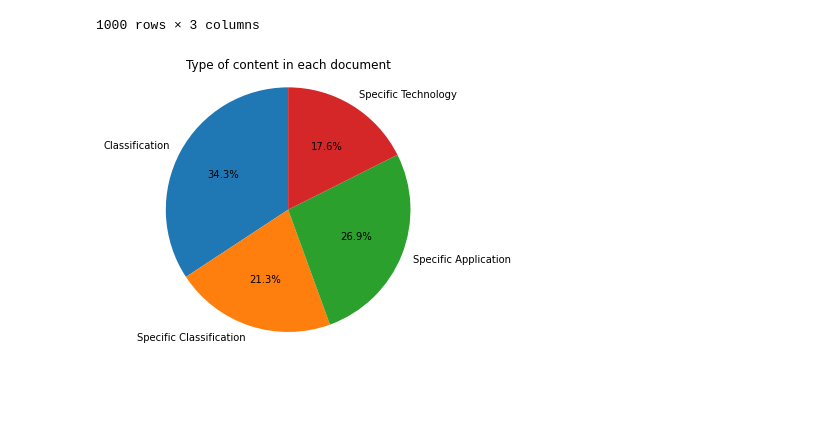
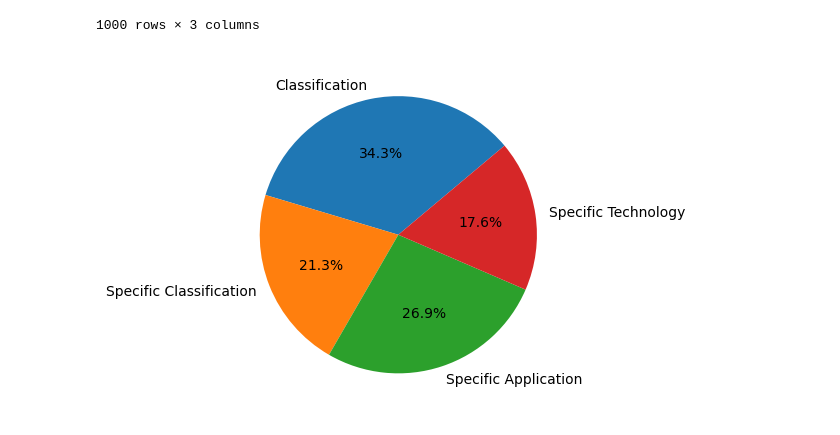
Before and after one commit to HuguesBlache/taxonomy, a Jupyter notebook: Random/Untitled.ipynb, the cells around one changed output. Cells and saved outputs as stored; diff of their text form; code cells hidden in the pictures; blank space fills up the shorter version.

```diff
--- a/Random/Untitled.ipynb
+++ b/Random/Untitled.ipynb
@@ -147,17 +164,19 @@ Nombre=[37,23,29,19]
 # %%
 import matplotlib.pyplot as plt
 
 # Pie chart, where the slices will be ordered and plotted counter-clockwise:
 labels = 'Frogs', 'Hogs', 'Dogs', 'Logs'
 sizes = [15, 30, 45, 10]
 explode = (0, 0.1, 0, 0)  # only "explode" the 2nd slice (i.e. 'Hogs')
 
-fig1, ax1 = plt.subplots(figsize =(6.5, 5))
+fig1, ax1 = plt.subplots(figsize =(6.2, 4.5))
 ax1.pie(Nombre, labels=Name, autopct='%1.1f%%',
-         startangle=90)
-ax1.axis('equal')  # Equal aspect ratio ensures that pie is drawn as a circle.
-ax1.set_title('Type of content in each document',
-             loc ='center', )
+         startangle=40,counterclock=True)
+  # Equal aspect ratio ensures that pie is drawn as a circle.
+#ax1.set_title('Type of content in each document',
+        #     loc ='center', )
+
 plt.savefig('pie_chart.pdf')
+plt.show()
 # %% [output]
-[figure, old version]
+[figure, new version]
```
Also changed, not shown: parts of 9 cells of this notebook, 16 other files.
